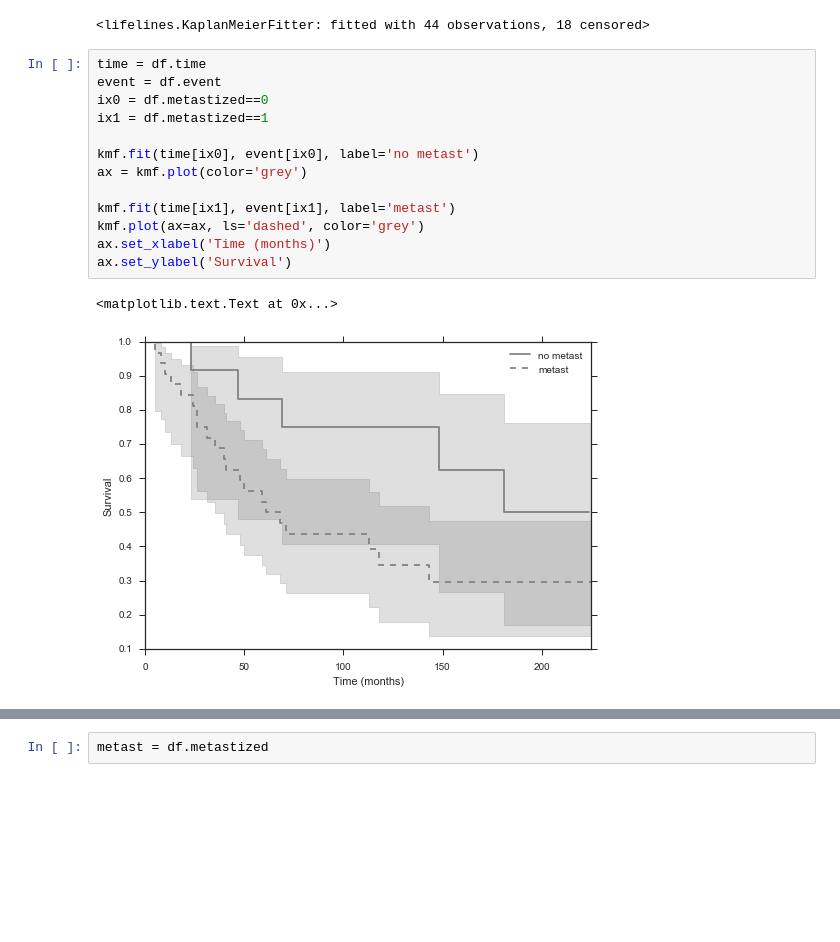
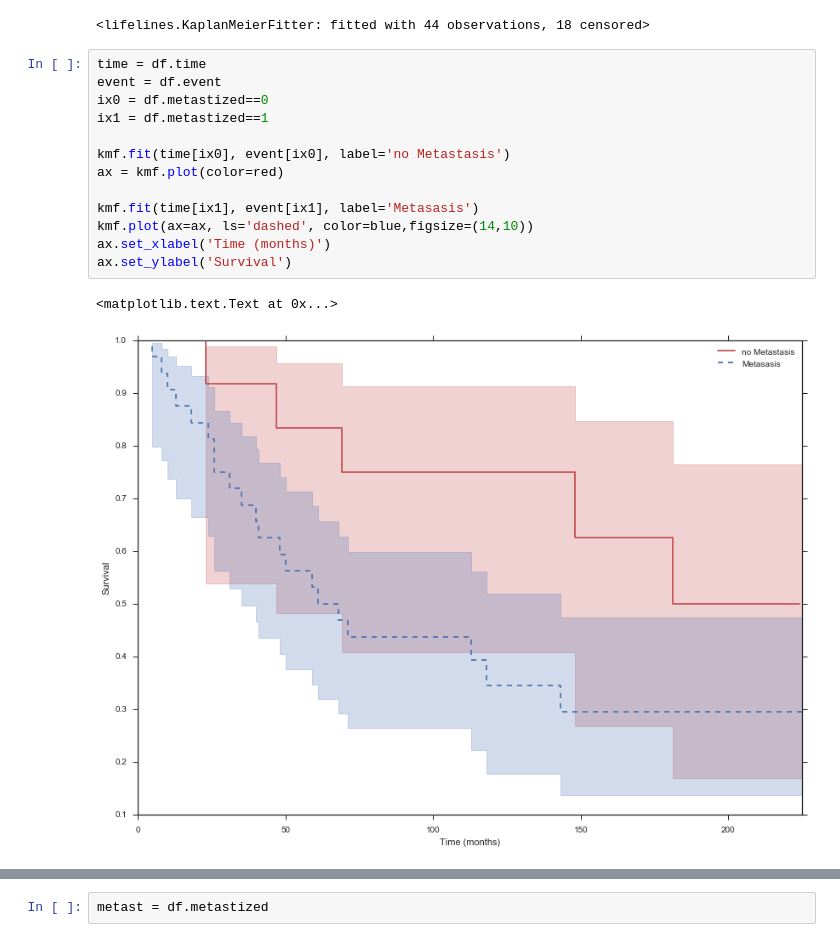
Before and after one commit to schluedj/talks, a Jupyter notebook: Misc/Time to Event Bayes.ipynb, the cells around one changed output, grey strips where cells are left out. Saved outputs shown, nothing was run; the diff lists cells and outputs as text; blank space fills up the shorter version.

```diff
--- a/Misc/Time to Event Bayes.ipynb
+++ b/Misc/Time to Event Bayes.ipynb
@@ -95,19 +116,19 @@ kmf.fit(df.time, event_observed=df.event)
 # %%
 time = df.time
 event = df.event
 ix0 = df.metastized==0
 ix1 = df.metastized==1
 
-kmf.fit(time[ix0], event[ix0], label='no metast')
-ax = kmf.plot(color='grey')
+kmf.fit(time[ix0], event[ix0], label='no Metastasis')
+ax = kmf.plot(color=red)
 
-kmf.fit(time[ix1], event[ix1], label='metast')
-kmf.plot(ax=ax, ls='dashed', color='grey')
+kmf.fit(time[ix1], event[ix1], label='Metasasis')
+kmf.plot(ax=ax, ls='dashed', color=blue,figsize=(14,10))
 ax.set_xlabel('Time (months)')
 ax.set_ylabel('Survival')
 # %% [output]
 <matplotlib.text.Text at 0x...>
-[figure, old version]
+[figure, new version]
 # %% [markdown]
 # Model Specification
 
```
Also changed, not shown: parts of 31 cells of this notebook.
